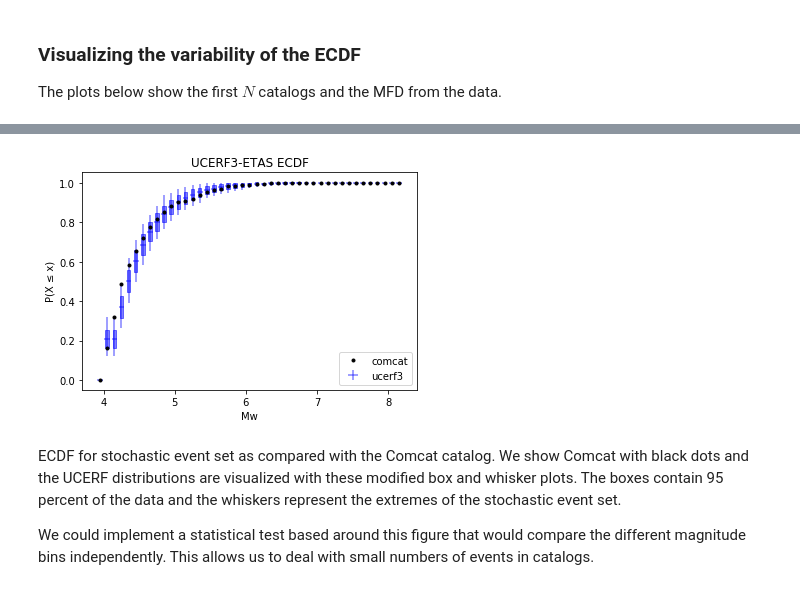
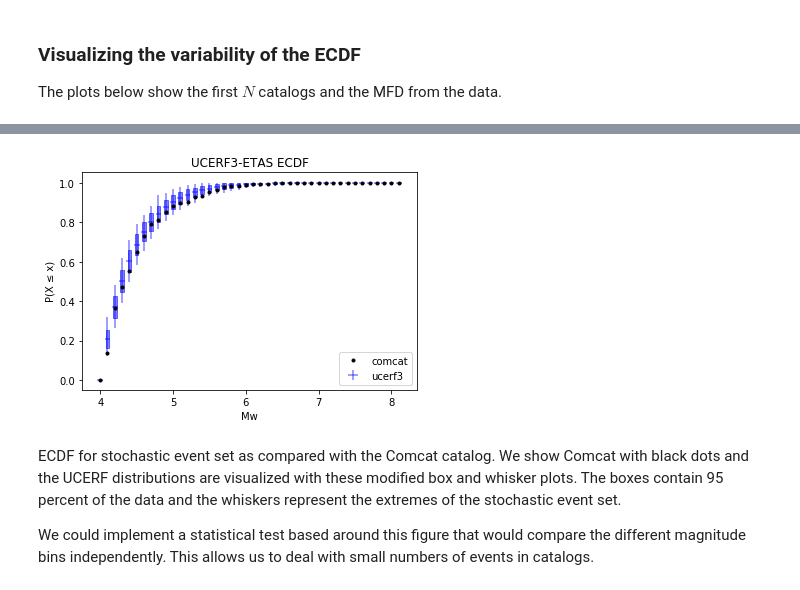
Before and after one commit to SCECcode/pycsep, a Jupyter notebook: notes/m_test_notes.ipynb, the cells around one changed output, grey strips where cells are left out. Saved outputs shown, nothing was run; the diff lists cells and outputs as text; code cells hidden in the pictures.

```diff
--- a/notes/m_test_notes.ipynb
+++ b/notes/m_test_notes.ipynb
@@ -41,7 +41,7 @@ comcat = csep.load_catalog(type='comcat', format='native',
                         min_magnitude=2.5,
                         min_latitude=31.50, max_latitude=43.00,
                         min_longitude=-125.40, max_longitude=-113.10,
-                    name='Comcat').filter('magnitude > 3.95')
+                    name='Comcat').filter('magnitude > 4.0')
 t1 = time.time()
 
 # Statements about Comcat Downloads
@@ -69,7 +69,7 @@ filename_nofaults = os.path.join(project_root, '10-31-2018_landers-nofaults-pt1/
 
 u3catalogs = []
 for cat in csep.load_stochastic_event_set(filename=filename, format='native', type='ucerf3', name='UCERF3-ETAS'):
-    u3catalogs.append(cat.filter('magnitude > 3.95'))
+    u3catalogs.append(cat.filter('magnitude > 4.0'))
 # %% [markdown]
 ## Towards an M-test
 
@@ -622,7 +616,7 @@ def ks_from_ecdf(cdf1, cdf2, en):
     return d, prob
 
 
-mlow = 3.95
+mlow = 4.0
 mhigh = 8.0
 dmw = 0.1
 
@@ -641,34 +635,34 @@ fig = figure()
 ax = fig.gca()
 u3etas_ecdf = u3etas_ecdf
 u3etas_median = np.median(u3etas_ecdf, axis=0)
 u3etas_low = np.percentile(u3etas_ecdf, 2.5, axis=0)[1,:]
 u3etas_high = np.percentile(u3etas_ecdf, 97.5, axis=0)[1,:]
 u3etas_min = np.min(u3etas_ecdf, axis=0)[1,:]
 u3etas_max = np.max(u3etas_ecdf, axis=0)[1,:]
 u3etas_emin = u3etas_median[1,:]-u3etas_min
 u3etas_emax = u3etas_max - u3etas_median[1,:]
 
 # plot 95% range as rectangles
 rectangles = []
 for i in range(len(mws)):
     width = 0.5*dmw
     height = u3etas_high[i] - u3etas_low[i]
     xi = mws[i] - width / 2
     yi = u3etas_median[1,i] - height / 2
     rect = Rectangle((xi, yi), width, height)
     rectangles.append(rect)
 pc = PatchCollection(rectangles, facecolor='blue', alpha=0.5, edgecolor='blue')
 ax.add_collection(pc)
 # plot whiskers
 errorbar(u3etas_median[0], u3etas_median[1], xerr=0.8*dmw/2, yerr=[u3etas_emin, u3etas_emax], fmt=' ', label='ucerf3', color='blue', alpha=0.5)
 plot(obs_ecdf[0], obs_ecdf[1], '.k', label='comcat')
 legend(loc='lower right')
 xlabel('Mw')
 ylabel('P(X ≤ x)')
 title("UCERF3-ETAS ECDF")
 savefig('/Users/wsavran/Desktop/best_looking_mfd.pdf')
 # %% [output]
-[figure, old version]
+[figure, new version]
 # %% [markdown]
 ECDF for stochastic event set as compared with the Comcat catalog. We show Comcat with black dots and the UCERF distributions are visualized with these modified box and whisker plots. The boxes contain 95 percent of the data and the whiskers represent the extremes of the stochastic event set.
 
```
Also changed, not shown: parts of 19 cells of this notebook.
